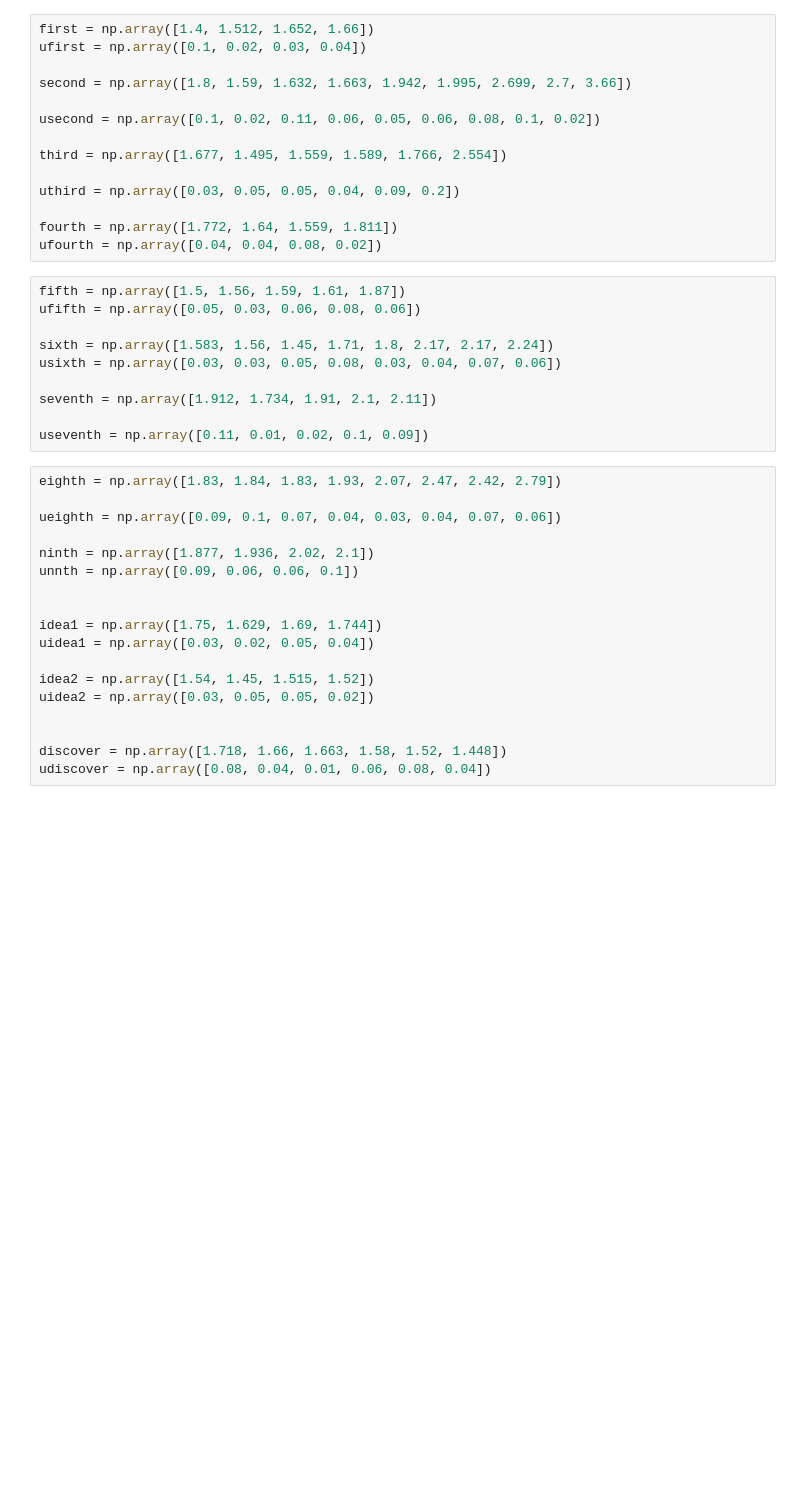
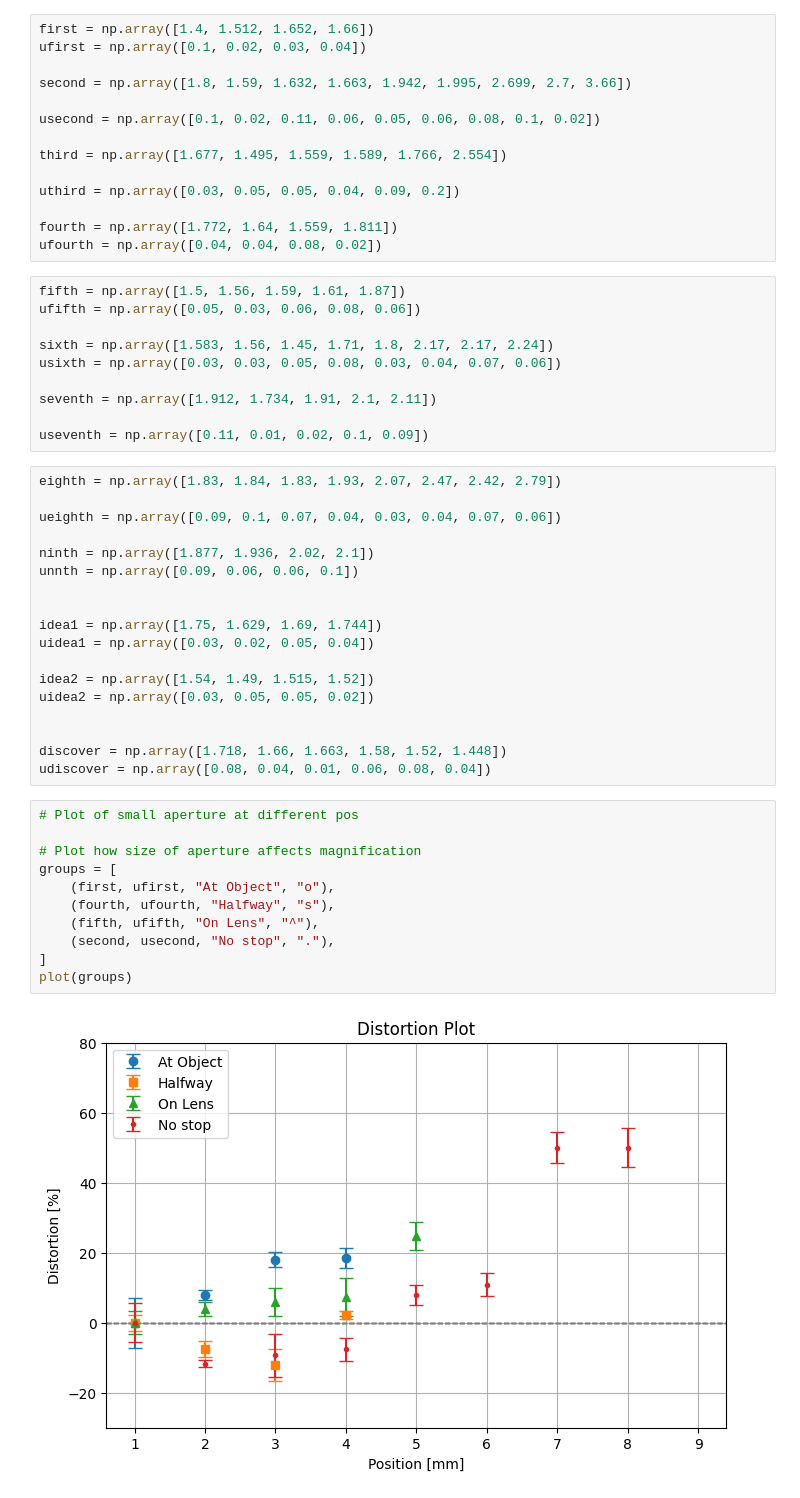
Before and after one commit to fadifarook/PHY424-Advanced-Labs, a Jupyter notebook: Lenses/Distortion_Nov22.ipynb, the cells around one changed output. Saved outputs shown, nothing was run; the diff lists cells and outputs as text; blank space fills up the shorter version.

```diff
--- a/Lenses/Distortion_Nov22.ipynb
+++ b/Lenses/Distortion_Nov22.ipynb
@@ -39,9 +84,22 @@ unnth = np.array([0.09, 0.06, 0.06, 0.1])
 idea1 = np.array([1.75, 1.629, 1.69, 1.744])
 uidea1 = np.array([0.03, 0.02, 0.05, 0.04])
 
-idea2 = np.array([1.54, 1.45, 1.515, 1.52])
+idea2 = np.array([1.54, 1.49, 1.515, 1.52])
 uidea2 = np.array([0.03, 0.05, 0.05, 0.02])
 
 
 discover = np.array([1.718, 1.66, 1.663, 1.58, 1.52, 1.448])
 udiscover = np.array([0.08, 0.04, 0.01, 0.06, 0.08, 0.04])
+# %%
+# Plot of small aperture at different pos
+
+# Plot how size of aperture affects magnification
+groups = [
+    (first, ufirst, "At Object", "o"),
+    (fourth, ufourth, "Halfway", "s"),
+    (fifth, ufifth, "On Lens", "^"),
+    (second, usecond, "No stop", "."),
+]
+plot(groups)
+# %% [output]
+[figure, added]
```
Also changed, not shown: parts of 6 cells of this notebook, 3 other files.
